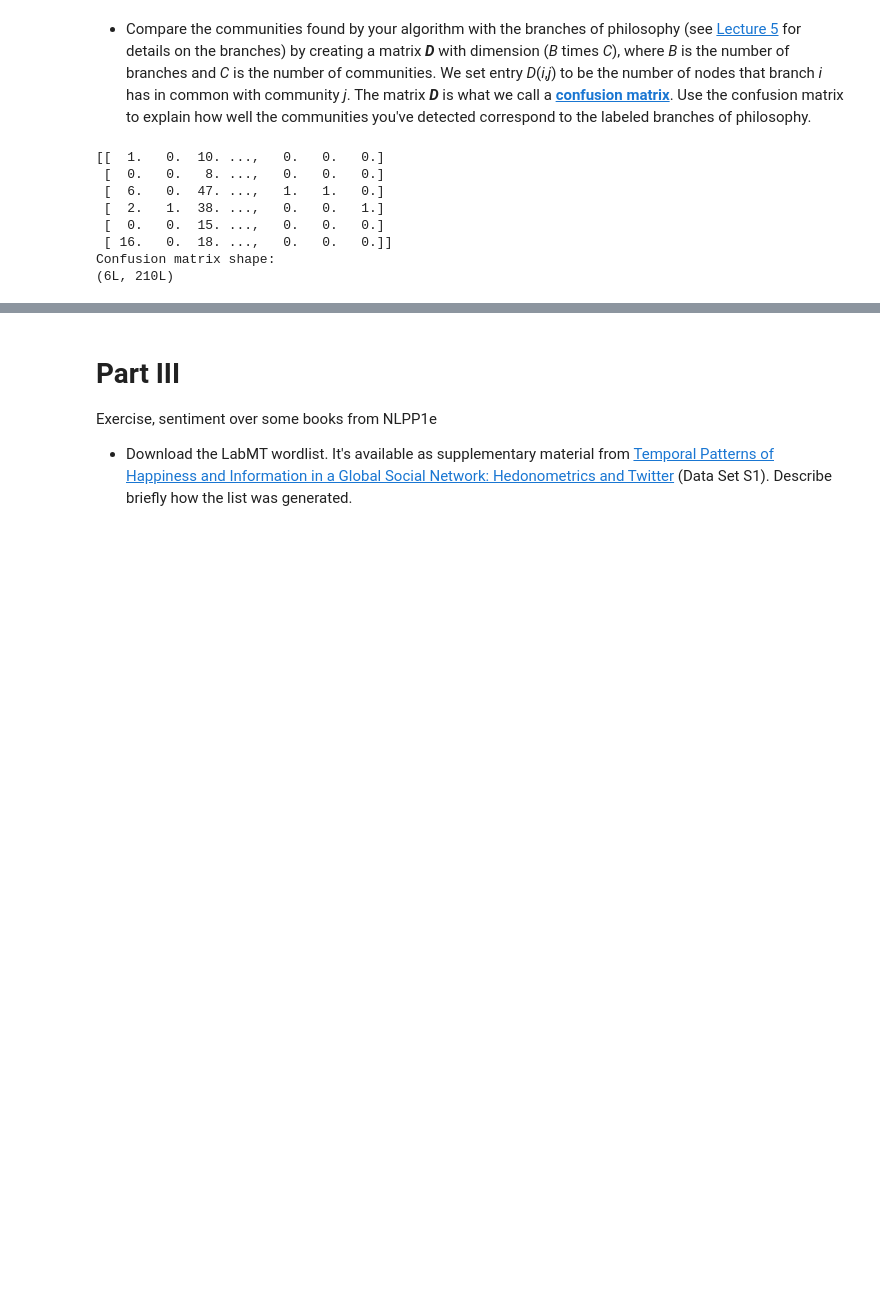
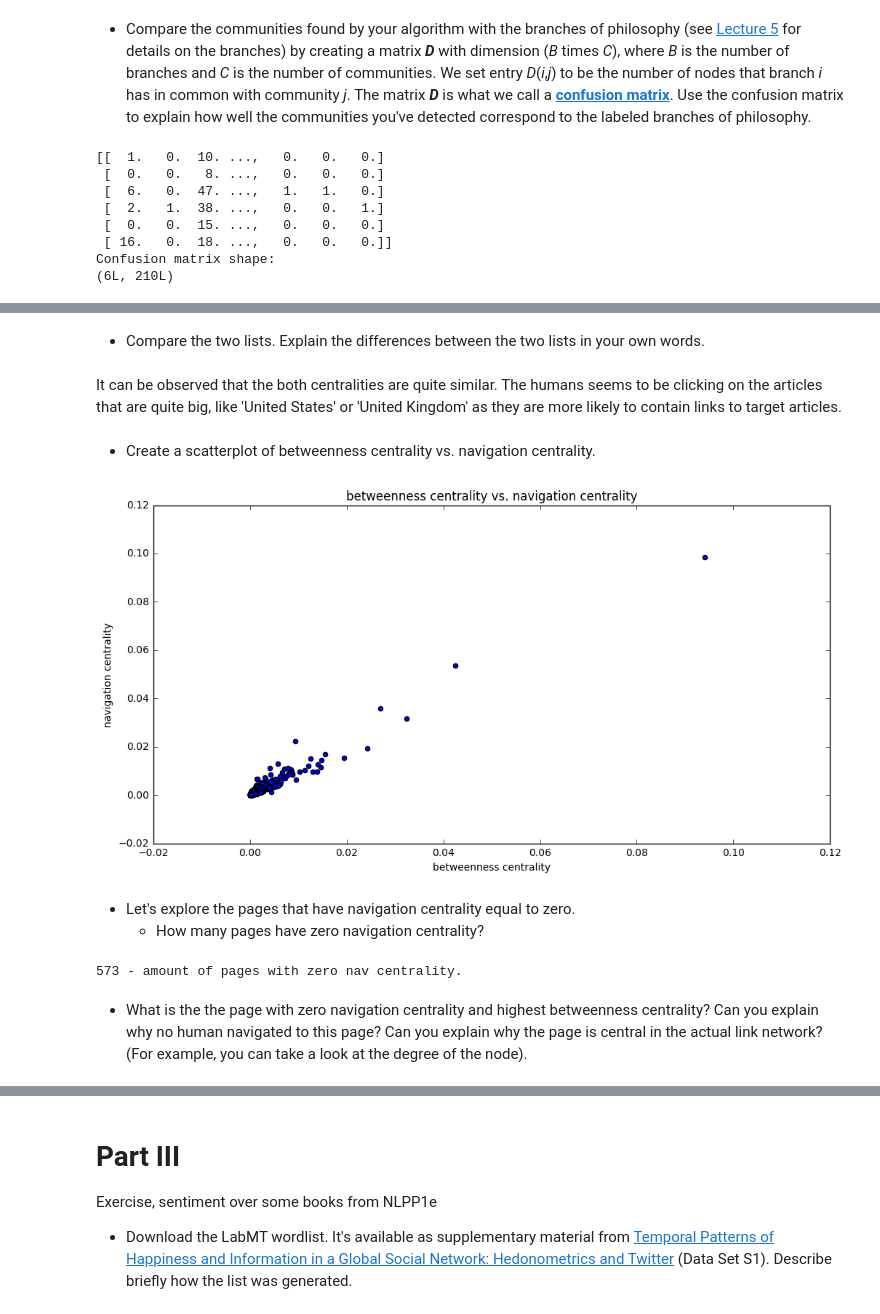
Before and after one commit to pay64k/social_graphs_2016, a Jupyter notebook: Untitled Folder/Assignment2.ipynb, the cells around one changed output, grey strips where cells are left out. Drawn from its saved outputs; the diff is of its cells as text; code cells hidden in the pictures; blank space fills up the shorter version.

```diff
--- a/Untitled Folder/Assignment2.ipynb
+++ b/Untitled Folder/Assignment2.ipynb
@@ -526,0 +595,18 @@ Now you're ready to get started
+# %%
+betweenness_centrality = nx.betweenness_centrality(G)
+
+navigation_centrality = {}
+for i in nx.nodes(G):
+    navigation_centrality[i] = 0.
+
+shortest_paths = nx.shortest_path(G)
+
+total_path = 0
+for source, targets in shortest_paths.iteritems():
+    for target, path in targets.iteritems():
+        total_path += 1
+        for node in path[1:-1]:
+            navigation_centrality[node] += 1
+
+for node, value in navigation_centrality.iteritems():
+    navigation_centrality[node] = value / total_path
@@ -526,0 +615,4 @@ Now you're ready to get started
+# %%
+nv_sorted = sorted(navigation_centrality.values(), reverse=True)
+for i in nv_sorted[0:5]:
+    print navigation_centrality.keys()[navigation_centrality.values().index(i)], ":", i, "\n"
@@ -526,0 +631,4 @@ Now you're ready to get started
+# %%
+bw_sorted = sorted(betweenness_centrality.values(), reverse=True)
+for i in bw_sorted[0:5]:
+    print betweenness_centrality.keys()[betweenness_centrality.values().index(i)], ":", i, "\n"
@@ -526,0 +645,39 @@ Now you're ready to get started
+# %% [markdown]
+* Compare the two lists. Explain the differences between the two lists in your own words.
+# %% [markdown]
+It can be observed that the both centralities are quite similar. The humans seems to be clicking on the articles that are quite big, like 'United States' or 'United Kingdom' as they are more likely to contain links to target articles.
+# %% [markdown]
+* Create a scatterplot of betweenness centrality vs. navigation centrality.
+# %%
+# Go through 'betweenness_centrality' dictionary and get values for betweenness centrality
+# and navigation centrality so they are in the same position in their respective lists
+b_cent, n_cent = [], []
+
+for i, ii in betweenness_centrality.iteritems():
+    n_cent.append(navigation_centrality[i])
+    b_cent.append(ii)
+
+
+# Scatter plot
+plt.figure(figsize=(12, 6))
+plt.scatter(b_centralities, n_centralities)
+plt.xlabel('betweenness centrality')
+plt.ylabel('navigation centrality')
+plt.title('betweenness centrality vs. navigation centrality')
+plt.show()
+# %% [output]
+[figure, added]
+# %% [markdown]
+* Let's explore the pages that have navigation centrality equal to zero.
+    * How many pages have zero navigation centrality?
+# %%
+zero_pages = []
+for entry, amount in navigation_centrality.iteritems():
+    if amount == 0:
+        zero_pages.append(entry)
+
+print(str(len(zero_pages)) + ' - amount of pages with zero nav centrality.')
+# %% [output]
+573 - amount of pages with zero nav centrality.
+# %% [markdown]
+* What is the the page with zero navigation centrality and highest betweenness centrality? Can you explain why no human navigated to this page? Can you explain why the page is central in the actual link network? (For example, you can take a look at the degree of the node).
```
Also changed, not shown: parts of 33 cells of this notebook.
